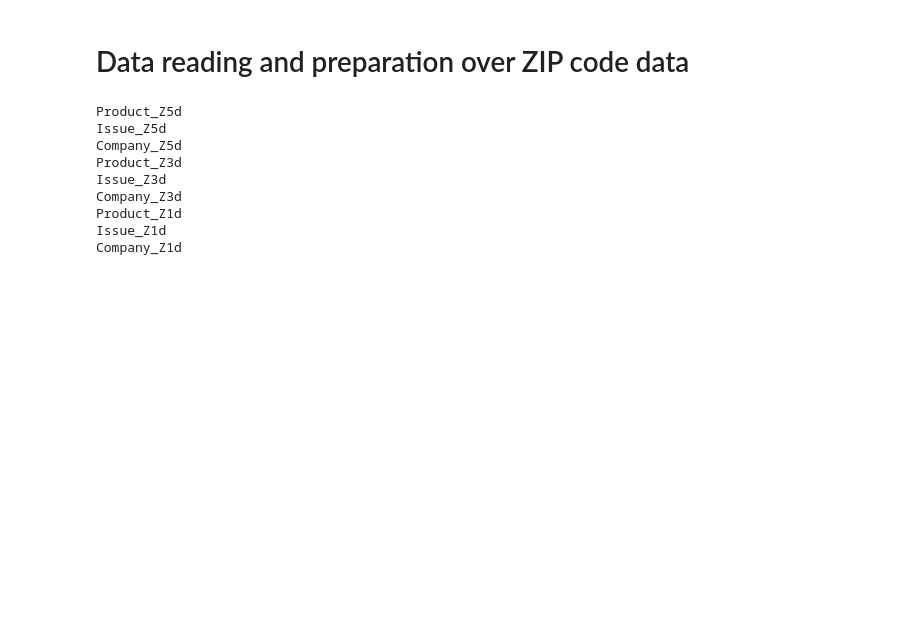
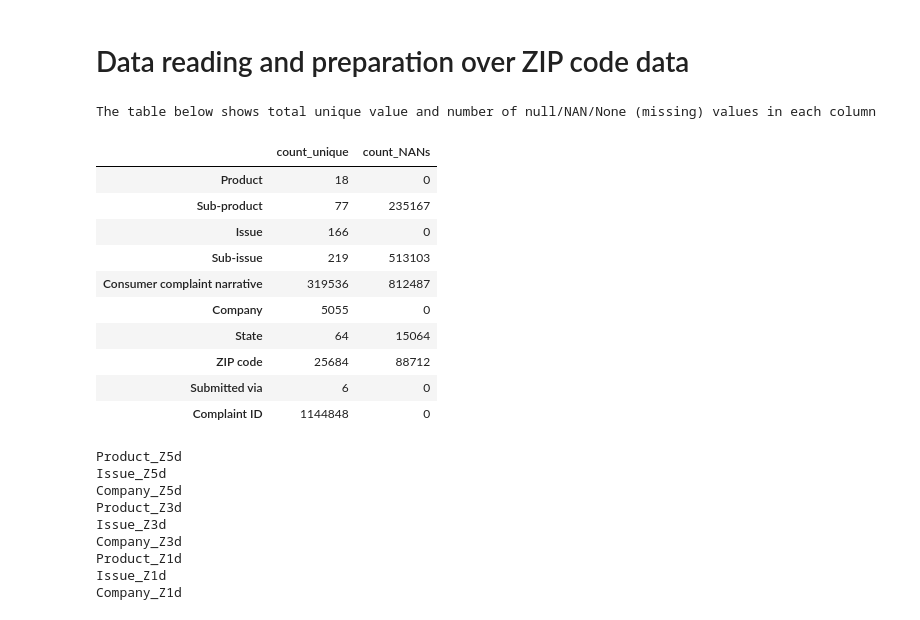
Before and after one commit to rahilhoss/Dincubator_oct2018, a Jupyter notebook: Data_incubator_plot_2_PieChart_forZIPzone.ipynb, the cells around one changed output. Drawn from its saved outputs; the diff is of its cells as text; code cells hidden in the pictures; blank space fills up the shorter version.

```diff
--- a/Data_incubator_plot_2_PieChart_forZIPzone.ipynb
+++ b/Data_incubator_plot_2_PieChart_forZIPzone.ipynb
@@ -3 +16,26 @@
+# %%
+# %%
+index0=['Product', 'Sub-product', 'Issue', 'Sub-issue','Consumer complaint narrative', 'Company',
+       'State', 'ZIP code', 'Submitted via','Complaint ID' ]
+columns0=['count_unique', 'count_NANs']
+CountSummaryTable=pd.DataFrame(index=index0, columns=columns0)
+
+for i in index0:
+    CountSummaryTable.loc[i]= [len(data[i].unique()), data[i].isnull().sum(axis=0)]
+
+print('The table below shows total unique value and number of null/NAN/None (missing) values in each column')
+CountSummaryTable
+# %% [output]
+The table below shows total unique value and number of null/NAN/None (missing) values in each column
+|  | count_unique | count_NANs |
+| Product | 18 | 0 |
+| Sub-product | 77 | 235167 |
+| Issue | 166 | 0 |
+| Sub-issue | 219 | 513103 |
+| Consumer complaint narrative | 319536 | 812487 |
+| Company | 5055 | 0 |
+| State | 64 | 15064 |
+| ZIP code | 25684 | 88712 |
+| Submitted via | 6 | 0 |
+| Complaint ID | 1144848 | 0 |
 # %%
```
Also changed, not shown: parts of 6 cells of this notebook, 1 other file.
